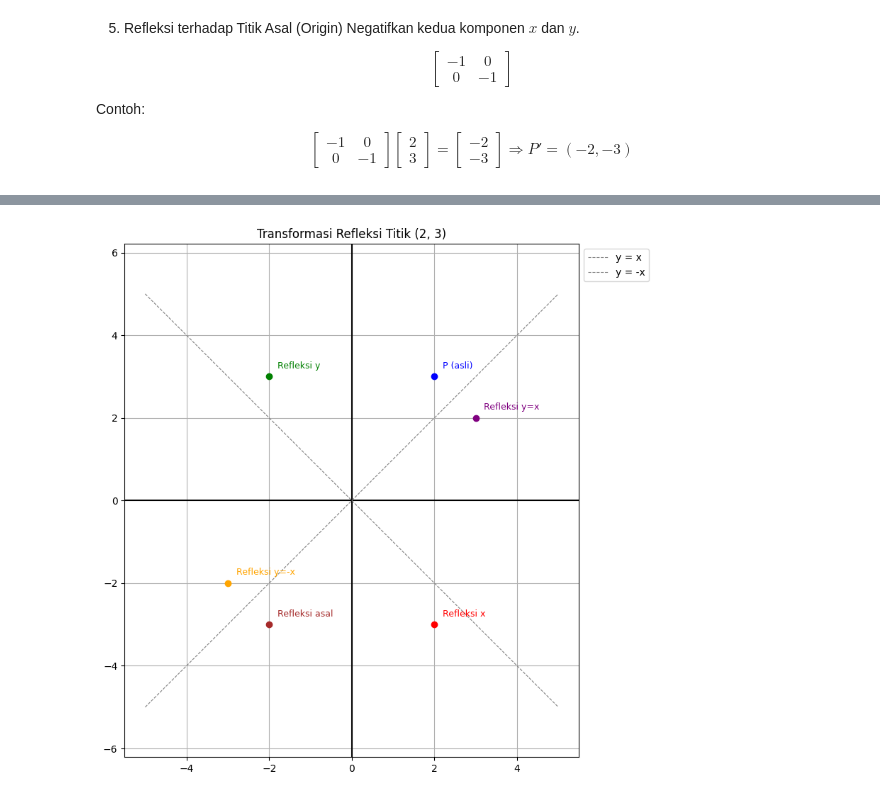
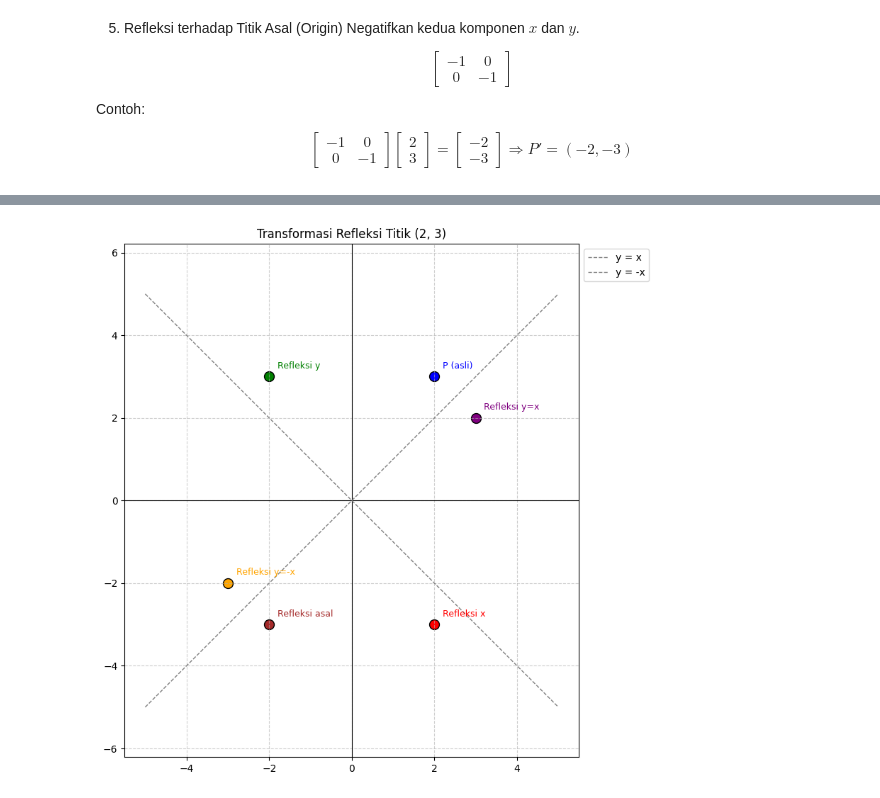
Before and after one commit to HERLYNABILASAHQIPUTRIWANDANI/KAL, a Jupyter notebook: _sources/tugas2_kal.ipynb, the cells around one changed output, grey strips where cells are left out. Saved outputs shown, nothing was run; the diff lists cells and outputs as text; code cells hidden in the pictures.

```diff
--- a/_sources/tugas2_kal.ipynb
+++ b/_sources/tugas2_kal.ipynb
@@ -156,45 +157,46 @@ reflect_origin = np.array([[-1, 0], [0, -1]])
 
 # Fungsi transformasi
 def transform(matrix, point):
-    return np.dot(matrix, point)
+    return np.dot(matrix, point).squeeze()  # Pastikan hasilnya berupa (x, y)
 
 # Hasil transformasi
 P_rx = transform(reflect_x, P)
 P_ry = transform(reflect_y, P)
 P_rxy = transform(reflect_y_eq_x, P)
 P_rnxy = transform(reflect_y_eq_neg_x, P)
 P_ro = transform(reflect_origin, P)
 
 # Visualisasi
 plt.figure(figsize=(8, 8))
-plt.axhline(0, color='black')
-plt.axvline(0, color='black')
-plt.grid(True)
+plt.axhline(0, color='black', linewidth=0.8)
+plt.axvline(0, color='black', linewidth=0.8)
+plt.grid(True, linestyle='--', alpha=0.6)
+plt.axis([-5, 5, -5, 5])  # Batas sumbu agar semua titik terlihat
 plt.axis('equal')
 
 # Titik dan warnanya
 points = {
-    "P (asli)": (P, 'blue'),
+    "P (asli)": (P.squeeze(), 'blue'),
     "Refleksi x": (P_rx, 'red'),
     "Refleksi y": (P_ry, 'green'),
     "Refleksi y=x": (P_rxy, 'purple'),
     "Refleksi y=-x": (P_rnxy, 'orange'),
     "Refleksi asal": (P_ro, 'brown')
 }
 
 for label, (point, color) in points.items():
-    x, y = point[0, 0], point[1, 0]
-    plt.plot(x, y, 'o', color=color)
+    x, y = point
+    plt.scatter(x, y, color=color, edgecolors='black', s=100)
     plt.text(x + 0.2, y + 0.2, label, fontsize=9, color=color)
 
 # Tambahkan garis y = x dan y = -x
 x_vals = np.linspace(-5, 5, 100)
-plt.plot(x_vals, x_vals, '--', color='gray', linewidth=0.8, label='y = x')
-plt.plot(x_vals, -x_vals, '--', color='gray', linewidth=0.8, label='y = -x')
+plt.plot(x_vals, x_vals, '--', color='gray', linewidth=1, label='y = x')
+plt.plot(x_vals, -x_vals, '--', color='gray', linewidth=1, label='y = -x')
 
 plt.title('Transformasi Refleksi Titik (2, 3)')
 plt.legend(loc='upper left', bbox_to_anchor=(1, 1))
 plt.tight_layout()
 plt.show()
 # %% [output]
-[figure, old version]
+[figure, new version]
```
Also changed, not shown: 6 other files.
